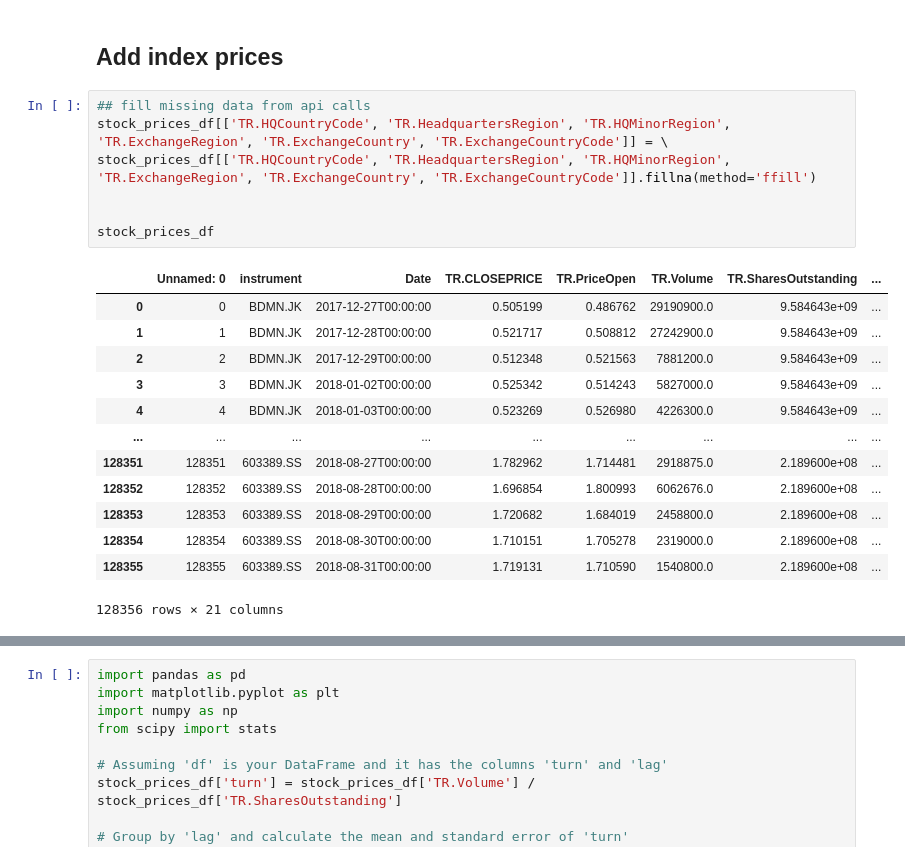
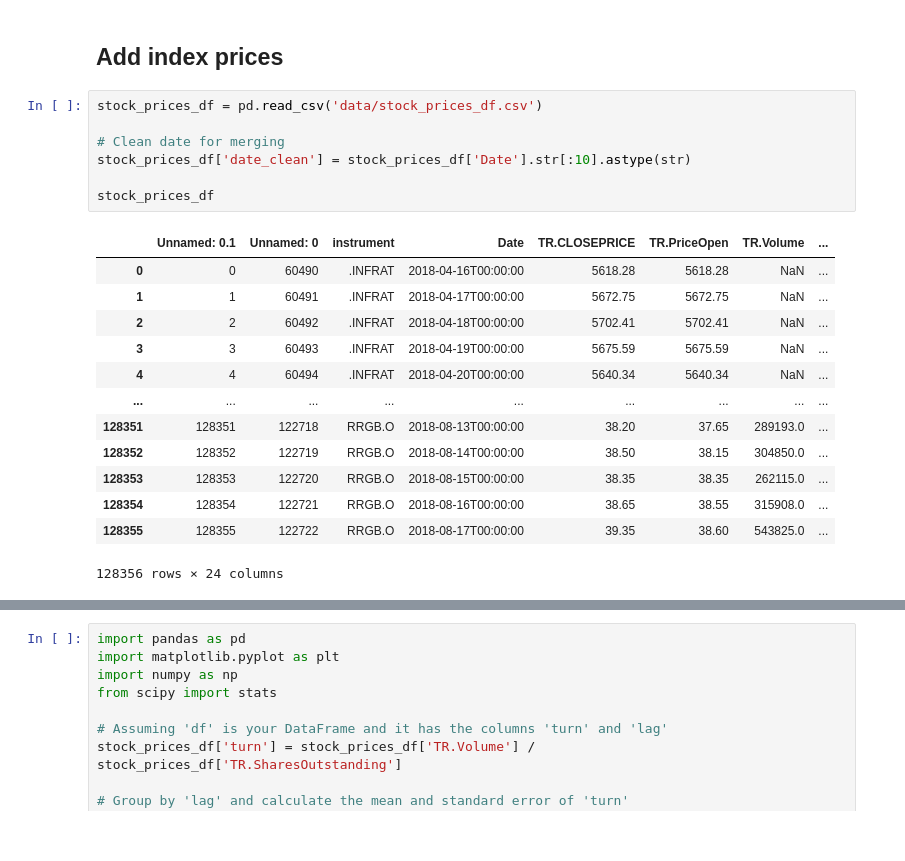
Before and after one commit to rogermasclans/starfire-2, a Jupyter notebook: notebooks/data2_refi_stock_market.ipynb, the cells around one changed output, grey strips where cells are left out. Cells and saved outputs as stored; diff of their text form.

Commit message:
update nb to process stock and index prices, merge data and download dta

```diff
--- a/notebooks/data2_refi_stock_market.ipynb
+++ b/notebooks/data2_refi_stock_market.ipynb
@@ -318,24 +326,24 @@ print(stock_prices_df[['Date','MnAAnnDate','MNASDCDealNumber','lag']].head(40))
 # %% [markdown]
 ## Add index prices
 # %%
-## fill missing data from api calls
-stock_prices_df[['TR.HQCountryCode', 'TR.HeadquartersRegion', 'TR.HQMinorRegion', 'TR.ExchangeRegion', 'TR.ExchangeCountry', 'TR.ExchangeCountryCode']] = \
-stock_prices_df[['TR.HQCountryCode', 'TR.HeadquartersRegion', 'TR.HQMinorRegion', 'TR.ExchangeRegion', 'TR.ExchangeCountry', 'TR.ExchangeCountryCode']].fillna(method='ffill')
+stock_prices_df = pd.read_csv('data/stock_prices_df.csv')
 
+# Clean date for merging
+stock_prices_df['date_clean'] = stock_prices_df['Date'].str[:10].astype(str)
 
 stock_prices_df
 # %% [output]
-|  | Unnamed: 0 | instrument | Date | TR.CLOSEPRICE | TR.PriceOpen | TR.Volume | TR.SharesOutstanding | ... |
-| 0 | 0 | BDMN.JK | 2017-12-27T00:00:00 | 0.505199 | 0.486762 | 29190900.0 | 9.584643e+09 | ... |
-| 1 | 1 | BDMN.JK | 2017-12-28T00:00:00 | 0.521717 | 0.508812 | 27242900.0 | 9.584643e+09 | ... |
-| 2 | 2 | BDMN.JK | 2017-12-29T00:00:00 | 0.512348 | 0.521563 | 7881200.0 | 9.584643e+09 | ... |
-| 3 | 3 | BDMN.JK | 2018-01-02T00:00:00 | 0.525342 | 0.514243 | 5827000.0 | 9.584643e+09 | ... |
-| 4 | 4 | BDMN.JK | 2018-01-03T00:00:00 | 0.523269 | 0.526980 | 4226300.0 | 9.584643e+09 | ... |
+|  | Unnamed: 0.1 | Unnamed: 0 | instrument | Date | TR.CLOSEPRICE | TR.PriceOpen | TR.Volume | ... |
+| 0 | 0 | 60490 | .INFRAT | 2018-04-16T00:00:00 | 5618.28 | 5618.28 | NaN | ... |
+| 1 | 1 | 60491 | .INFRAT | 2018-04-17T00:00:00 | 5672.75 | 5672.75 | NaN | ... |
+| 2 | 2 | 60492 | .INFRAT | 2018-04-18T00:00:00 | 5702.41 | 5702.41 | NaN | ... |
+| 3 | 3 | 60493 | .INFRAT | 2018-04-19T00:00:00 | 5675.59 | 5675.59 | NaN | ... |
+| 4 | 4 | 60494 | .INFRAT | 2018-04-20T00:00:00 | 5640.34 | 5640.34 | NaN | ... |
 | ... | ... | ... | ... | ... | ... | ... | ... | ... |
-| 128351 | 128351 | 603389.SS | 2018-08-27T00:00:00 | 1.782962 | 1.714481 | 2918875.0 | 2.189600e+08 | ... |
-| 128352 | 128352 | 603389.SS | 2018-08-28T00:00:00 | 1.696854 | 1.800993 | 6062676.0 | 2.189600e+08 | ... |
-| 128353 | 128353 | 603389.SS | 2018-08-29T00:00:00 | 1.720682 | 1.684019 | 2458800.0 | 2.189600e+08 | ... |
-| 128354 | 128354 | 603389.SS | 2018-08-30T00:00:00 | 1.710151 | 1.705278 | 2319000.0 | 2.189600e+08 | ... |
-| 128355 | 128355 | 603389.SS | 2018-08-31T00:00:00 | 1.719131 | 1.710590 | 1540800.0 | 2.189600e+08 | ... |
+| 128351 | 128351 | 122718 | RRGB.O | 2018-08-13T00:00:00 | 38.20 | 37.65 | 289193.0 | ... |
+| 128352 | 128352 | 122719 | RRGB.O | 2018-08-14T00:00:00 | 38.50 | 38.15 | 304850.0 | ... |
+| 128353 | 128353 | 122720 | RRGB.O | 2018-08-15T00:00:00 | 38.35 | 38.35 | 262115.0 | ... |
+| 128354 | 128354 | 122721 | RRGB.O | 2018-08-16T00:00:00 | 38.65 | 38.55 | 315908.0 | ... |
+| 128355 | 128355 | 122722 | RRGB.O | 2018-08-17T00:00:00 | 39.35 | 38.60 | 543825.0 | ... |
-128356 rows × 21 columns
+128356 rows × 24 columns
 # %%
```
Also changed, not shown: parts of 10 cells of this notebook.
